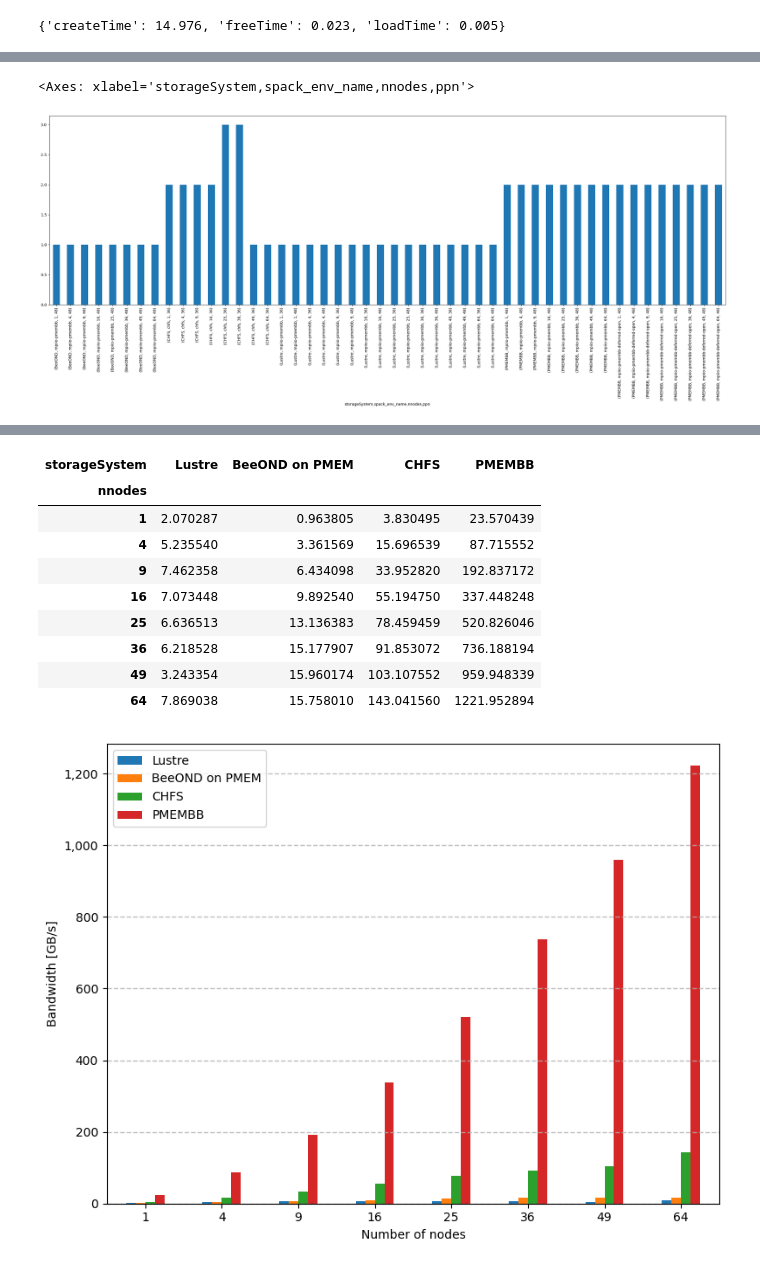
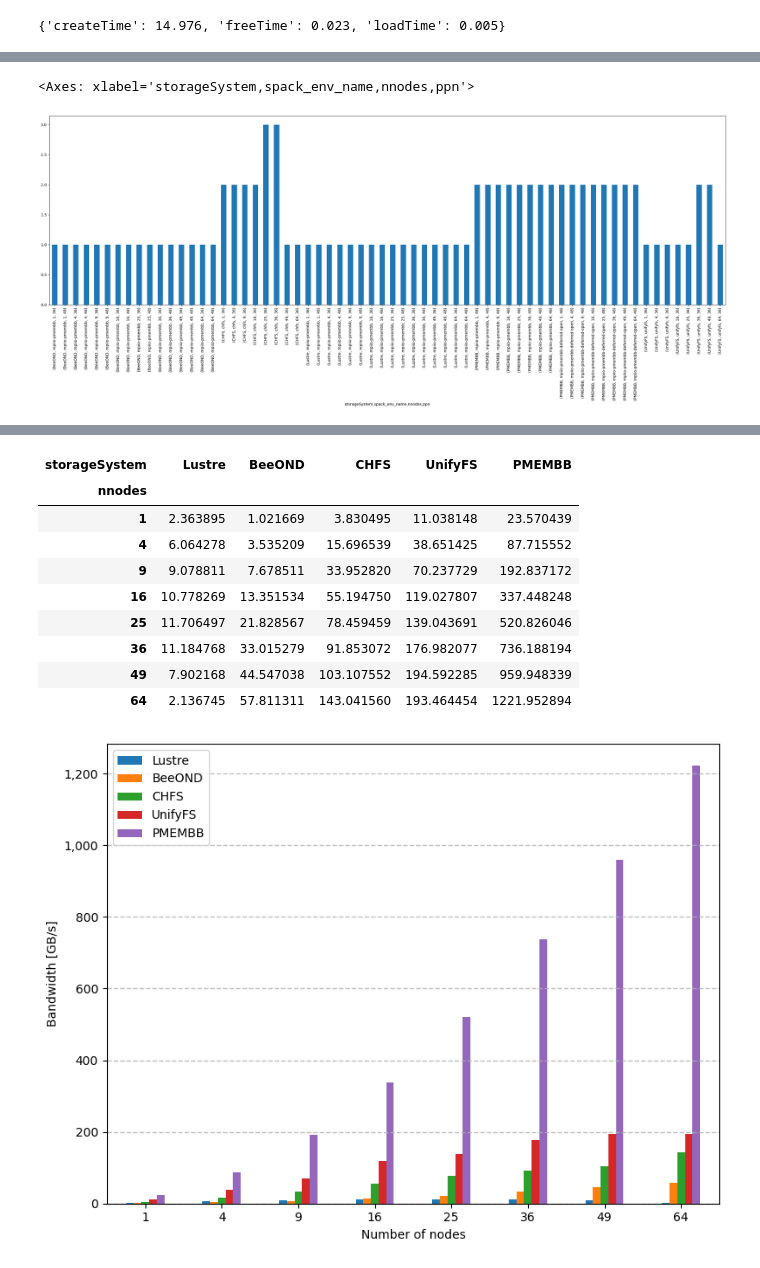
Before and after one commit to tsukuba-hpcs/mpiio-pmembb, a Jupyter notebook: src/rdbench/rdbench.ipynb, the cells around one changed output, grey strips where cells are left out. Cells and saved outputs as stored; diff of their text form; code cells hidden in the pictures.

```diff
--- a/src/rdbench/rdbench.ipynb
+++ b/src/rdbench/rdbench.ipynb
@@ -68,10 +68,13 @@ default_metadata={
 
 job_group = (
     ("rdbench-pmembb/2024.01.29-15.40.22-nosync", {"storageSystem": "PMEMBB"}),
-    ("rdbench-beeond/2024.02.19-16.31.53-default", {}),
+    # ("rdbench-beeond/2024.02.19-16.31.53-default", {}),
     ("rdbench-lustre/2024.02.21-14.28.22-default", {}),
     ("rdbench-chfs/2024.02.22-23.25.04-default", {}),
     ("rdbench-chfs/2024.02.22-23.25.54-default", {}),
+    ("rdbench-unifyfs/2024.02.25-18.09.21-default", {}),
+    ("rdbench-unifyfs/2024.02.25-18.37.21-nnodes36-49", {}),
+    ("rdbench-beeond/2024.02.28-07.02.06-setpattern", {}),
 )
 
 def job_dirs(job_group_dir: str):
@@ -230,7 +233,7 @@ same_setting_grouper = df.groupby(same_setting_columns)
 )
 # %% [output]
 <Axes: xlabel='storageSystem,spack_env_name,nnodes,ppn'>
-[figure, old version]
+[figure, new version]
 # %%
 df = (
     same_setting_grouper["bwGB"].max()
@@ -243,7 +246,13 @@ df = (
     # .query("lustre_stripe_count == 1")
     # .query("spack_env_name == 'mpiio-pmembb'")
     .query("spack_env_name != 'mpiio-pmembb-deferred-open'")
-    .query("storageSystem == 'CHFS' or ppn == 48")
+    .query(
+        "(storageSystem == 'Lustre' and ppn == 36) or "
+        "(storageSystem == 'BeeOND' and ppn == 36) or "
+        "(storageSystem == 'CHFS' and ppn == 36) or "
+        "(storageSystem == 'UnifyFS' and ppn == 36) or "
+        "(storageSystem == 'PMEMBB' and ppn == 48)"
+    )
     # .query("not ('storageSystem' == 'Lustre' and 'ppn' != 48)")
 )
 
@@ -255,10 +264,12 @@ df_plot = df_plot.loc[:, [
     "Lustre",
     "BeeOND",
     "CHFS",
+    "UnifyFS",
     "PMEMBB",
-]].rename({
-    "BeeOND": "BeeOND on PMEM",
-}, axis=1)
+]]
+# .rename({
+#     "BeeOND": "BeeOND on PMEM",
+# }, axis=1)
 
 display(df_plot)
 
@@ -315,11 +326,11 @@ save(fig, F"rdbench_write")
-| storageSystem | Lustre | BeeOND on PMEM | CHFS | PMEMBB |
-| nnodes |  |  |  |  |
-| 1 | 2.070287 | 0.963805 | 3.830495 | 23.570439 |
-| 4 | 5.235540 | 3.361569 | 15.696539 | 87.715552 |
-| 9 | 7.462358 | 6.434098 | 33.952820 | 192.837172 |
-| 16 | 7.073448 | 9.892540 | 55.194750 | 337.448248 |
-| 25 | 6.636513 | 13.136383 | 78.459459 | 520.826046 |
-| 36 | 6.218528 | 15.177907 | 91.853072 | 736.188194 |
-| 49 | 3.243354 | 15.960174 | 103.107552 | 959.948339 |
-| 64 | 7.869038 | 15.758010 | 143.041560 | 1221.952894 |
+| storageSystem | Lustre | BeeOND | CHFS | UnifyFS | PMEMBB |
+| nnodes |  |  |  |  |  |
+| 1 | 2.363895 | 1.021669 | 3.830495 | 11.038148 | 23.570439 |
+| 4 | 6.064278 | 3.535209 | 15.696539 | 38.651425 | 87.715552 |
+| 9 | 9.078811 | 7.678511 | 33.952820 | 70.237729 | 192.837172 |
+| 16 | 10.778269 | 13.351534 | 55.194750 | 119.027807 | 337.448248 |
+| 25 | 11.706497 | 21.828567 | 78.459459 | 139.043691 | 520.826046 |
+| 36 | 11.184768 | 33.015279 | 91.853072 | 176.982077 | 736.188194 |
+| 49 | 7.902168 | 44.547038 | 103.107552 | 194.592285 | 959.948339 |
+| 64 | 2.136745 | 57.811311 | 143.041560 | 193.464454 | 1221.952894 |
-[figure, old version]
+[figure, new version]
```
Also changed, not shown: parts of 3 cells of this notebook, 21 other files.
